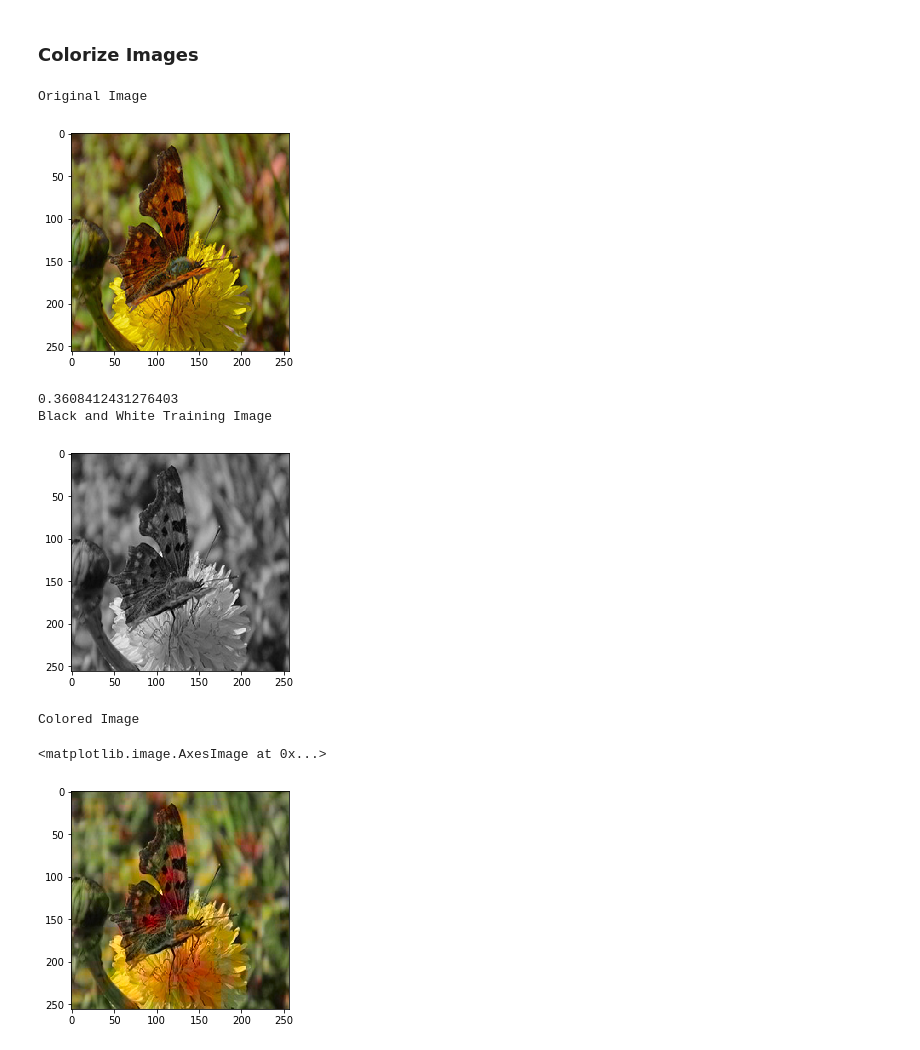
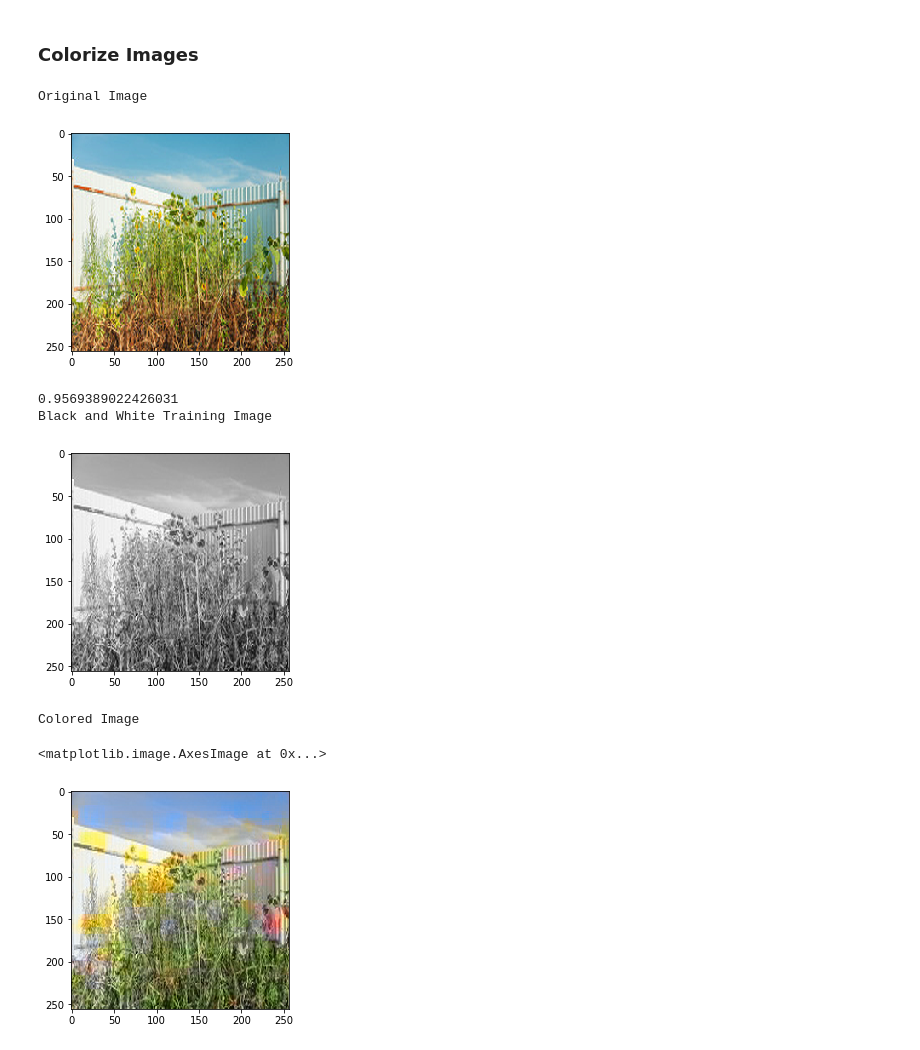
Before and after one commit to aburzinski/Deep_Learning_Experiments, a Jupyter notebook: Colorizing_Flower_Images.ipynb, the cells around one changed output. Drawn from its saved outputs; the diff is of its cells as text; code cells hidden in the pictures.

```diff
--- a/Colorizing_Flower_Images.ipynb
+++ b/Colorizing_Flower_Images.ipynb
@@ -81,12 +60,14 @@ for i in range(len(files)):
 # %% [markdown]
 ### Make images black and white
 # %%
+# Leave 10 images as untrained vaidation images
+
 # Values from 0 to 100
-X_images = images[:, :, :, 0]
+X_images = images[10:, :, :, 0]
 X_images = X_images.reshape(X_images.shape[0], image_size, image_size, 1)
 
 # Values from -128 to 128 - Convert to -1 to 1
-Y_images = images[:, :, :, 1:] / 128.0
+Y_images = images[10:, :, :, 1:] / 128.0
 
 # im = bw_images[0]
 
@@ -181,7 +143,7 @@ Epoch 50/50
 # %% [markdown]
 ### Colorize Images
 # %%
-image_sample = np.random.randint(images.shape[0])
+image_sample = np.random.randint(10)
 
 im = color.lab2rgb(images[image_sample])
 im = im * 255.0
@@ -190,34 +152,34 @@ print('Original Image')
 plt.imshow(im.astype('int32'))
 plt.show()
 plt.clf()
 
 
 im = np.append(images[image_sample, :, :, 0].reshape(1, image_size, image_size, 1), np.zeros([1, image_size, image_size, 2]), axis = 3)
 im = color.lab2rgb(im[0])
 im = im * 255.0
 
 print(np.min(im))
 print('Black and White Training Image')
 plt.imshow(im.astype('int32'))
 plt.show()
 plt.clf()
 
 
 preds = model.predict(images[image_sample, :, :, 0].reshape(1, image_size, image_size, 1)) * 128.0
 im = np.append(images[image_sample, :, :, 0].reshape(1, image_size, image_size, 1), preds, axis = 3)
 
 im = color.lab2rgb(im[0])
 im = im * 255.0
 
 
 print('Colored Image')
 plt.imshow(im.astype('int32'))
 # %% [output]
 Original Image
-[figure, old version]
+[figure, new version]
-0.3608412431276403
+0.9569389022426031
 Black and White Training Image
-[figure, old version]
+[figure, new version]
 Colored Image
 <matplotlib.image.AxesImage at 0x...>
-[figure, old version]
+[figure, new version]
```
Also changed, not shown: parts of 4 cells of this notebook.
